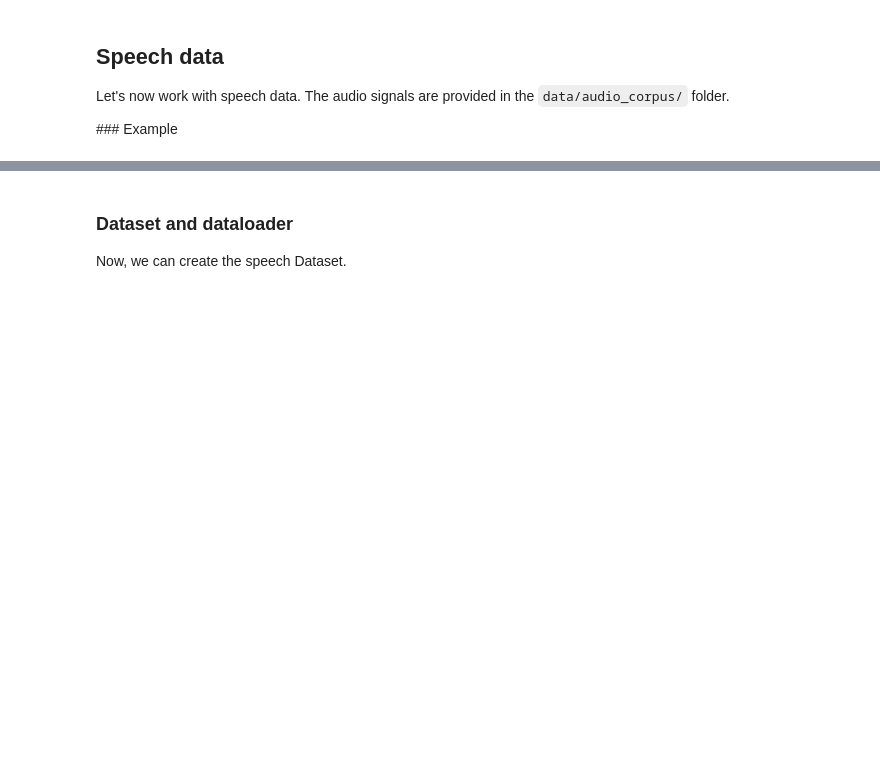
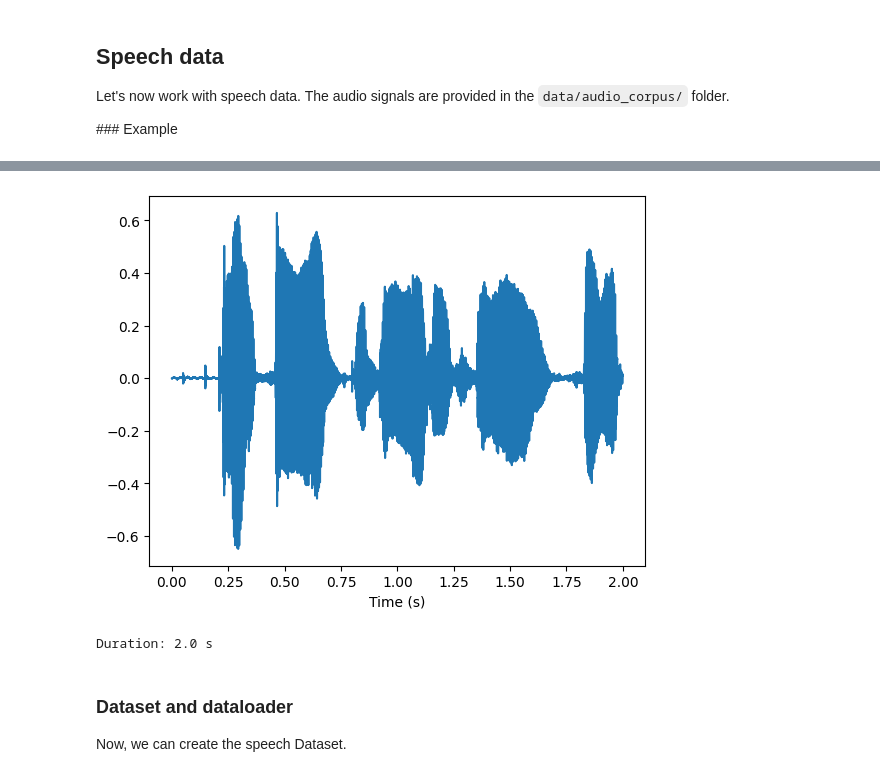
Before and after one commit to fab-toc/deep_learning_labs, a Jupyter notebook: lab1/lab1.2_handling_data.ipynb, the cells around one changed output, grey strips where cells are left out. Saved outputs shown, nothing was run; the diff lists cells and outputs as text; code cells hidden in the pictures; blank space fills up the shorter version.

```diff
--- a/lab1/lab1.2_handling_data.ipynb
+++ b/lab1/lab1.2_handling_data.ipynb
@@ -203,7 +283,7 @@ Let's now work with speech data. The audio signals are provided in the `data/aud
 ### Example
 # %%
 # Load an audio file using the sf.read() function
-x, sampling_frequency = sf.read("data/audio_corpus/arctic_a0001.wav")
+x, sampling_frequency = sf.read("../data/audio_corpus/arctic_a0001.wav")
 
 # Print the shape of the audio signal and the sampling frequency
 print(x.shape)
@@ -225,15 +312,35 @@ plt.show()
 # %%
-# TO DO: Set the signal at a specified duration 'max_len'
-# - first, initialize a tensor y from the numpy array x
-# - then, use an 'if' condition:
-#     - if the signal length is larger than max_len, then crop it
-#     - if the signal length is smaller than max_len, then add zeros (use cat) accordingly at the end of the signal
-# Plot y
-
 max_dur = 2.0  # maximum duration in seconds
 max_len = int(
     max_dur * sampling_frequency
 )  # equivalent maximum length in number of samples
+
+t = torch.arange(max_len) / sampling_frequency
+
+# TO DO: Set the signal at a specified duration 'max_len'
+# - first, initialize a tensor y from the numpy array x
+y = torch.from_numpy(x)
+
+# - then, use an 'if' condition:
+#     - if the signal length is larger than max_len, then crop it
+if len(y) > max_len:
+    y = y[:max_len]
+
+#     - if the signal length is smaller than max_len, then add zeros (use cat) accordingly at the end of the signal
+else:
+    y = torch.cat((y, torch.zeros(max_len - len(y))))
+
+# Plot y
+plt.figure()
+plt.plot(t, y)
+plt.xlabel("Time (s)")
+plt.show()
+
+duration = len(y) / sampling_frequency
+print("Duration:", duration, "s")
+# %% [output]
+[figure, added]
+Duration: 2.0 s
 # %% [markdown]
 ### Dataset and dataloader
 
```
Also changed, not shown: parts of 17 cells of this notebook.
